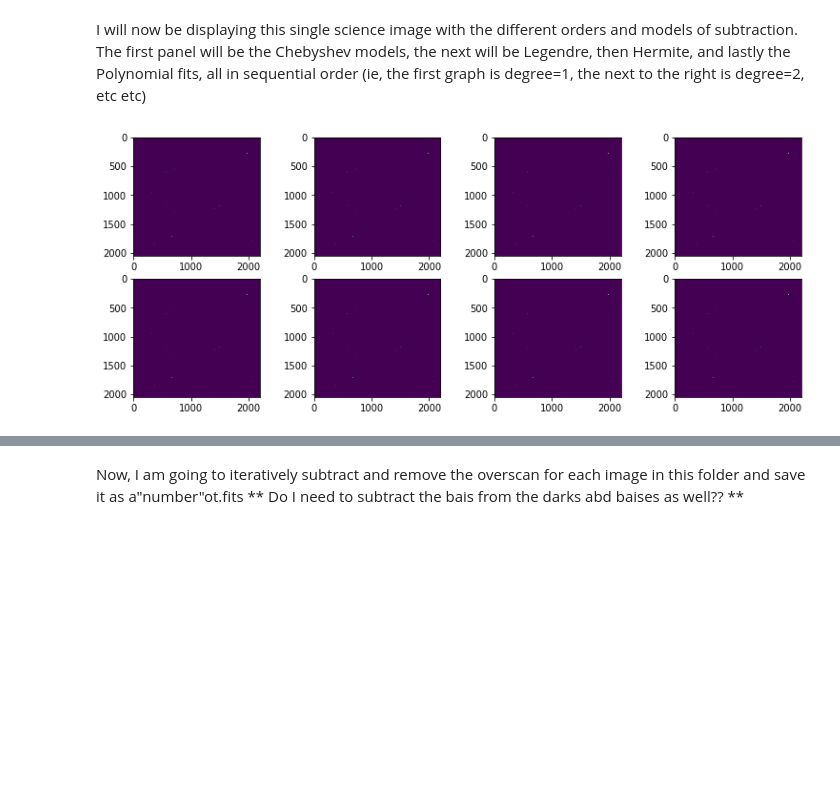
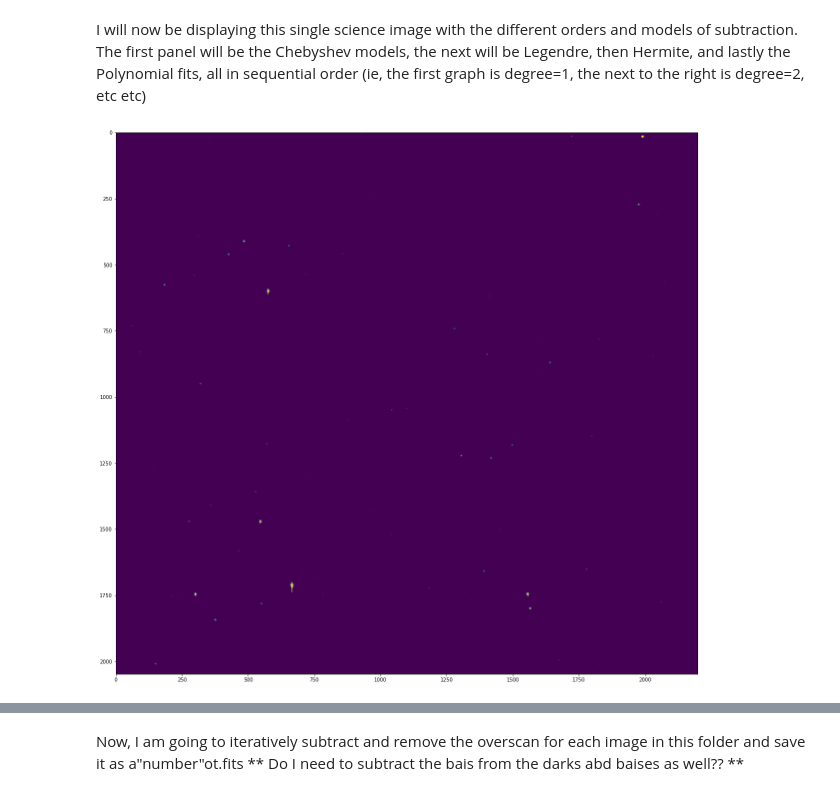
Before and after one commit to VanderbiltAstronomy/astr_8060_s21, a Jupyter notebook: work/drakecl/hw4_tasks.ipynb, the cells around one changed output, grey strips where cells are left out. Cells and saved outputs as stored; diff of their text form; code cells hidden in the pictures; blank space fills up the shorter version.

```diff
--- a/work/drakecl/hw4_tasks.ipynb
+++ b/work/drakecl/hw4_tasks.ipynb
@@ -251,21 +251,21 @@ I will now be displaying this single science image with the different orders and
 # %%
 #CLD this cell plots the Chebyshev subtractions of this science image
 cheby = [np.array(sub_c1), np.array(sub_c2), np.array(sub_c3), np.array(sub_c4), np.array(sub_c5)
          , np.array(sub_c6), np.array(sub_c7), np.array(sub_c8)]
 
-fig, ax = plt.subplots(2,4,figsize=(13,5))
-ax[0,0].imshow(cheby[0], vmin=np.mean(cheby[0]), vmax=np.max(cheby[0]))
-ax[0,1].imshow(cheby[1], vmin=np.mean(cheby[1]), vmax=np.max(cheby[1]))
-ax[0,2].imshow(cheby[2], vmin=np.mean(cheby[2]), vmax=np.max(cheby[2]))
-ax[0,3].imshow(cheby[3], vmin=np.mean(cheby[3]), vmax=np.max(cheby[3]))
-ax[1,0].imshow(cheby[4], vmin=np.mean(cheby[4]), vmax=np.max(cheby[4]))
-ax[1,1].imshow(cheby[5], vmin=np.mean(cheby[5]), vmax=np.max(cheby[5]))
-ax[1,2].imshow(cheby[6], vmin=np.mean(cheby[6]), vmax=np.max(cheby[6]))
-ax[1,3].imshow(cheby[7], vmin=np.mean(cheby[7]), vmax=np.max(cheby[7]))
+fig, ax = plt.subplots(1,1,figsize=(30,20))
+ax.imshow(cheby[0], vmin=np.mean(cheby[0]))
+#ax[1].imshow(cheby[1], vmin=np.mean(cheby[1]))
+#ax[2].imshow(cheby[2], vmin=np.mean(cheby[2]))
+#ax[3].imshow(cheby[3], vmin=np.mean(cheby[3]))
+#ax[0].imshow(cheby[4], vmin=np.mean(cheby[4]))
+#ax[1,1].imshow(cheby[5], vmin=np.mean(cheby[5]))
+#ax[1,2].imshow(cheby[6], vmin=np.mean(cheby[6]))
+#ax[1,3].imshow(cheby[7], vmin=np.mean(cheby[7]))
 #fig.set_title('Chebyshev Overscan Subtraction')
 plt.show(fig)
 # %% [output]
-[figure, old version]
+[figure, new version]
 # %%
 #CLD this cell plots the Legendre subtractions of this science image
 le = [np.array(sub_le1), np.array(sub_le2), np.array(sub_le3), np.array(sub_le4), np.array(sub_le5)
```
Also changed, not shown: parts of 29 cells of this notebook.
